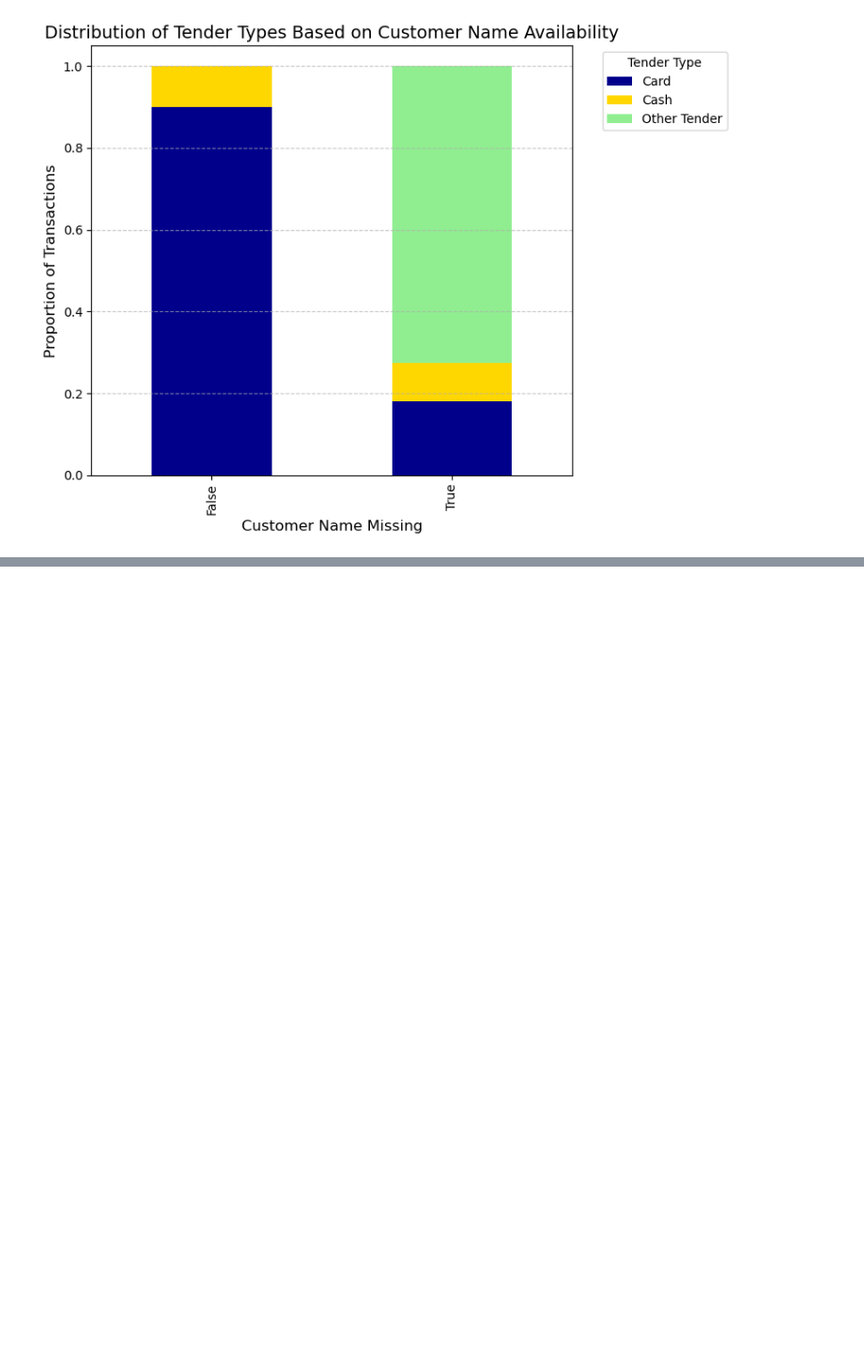
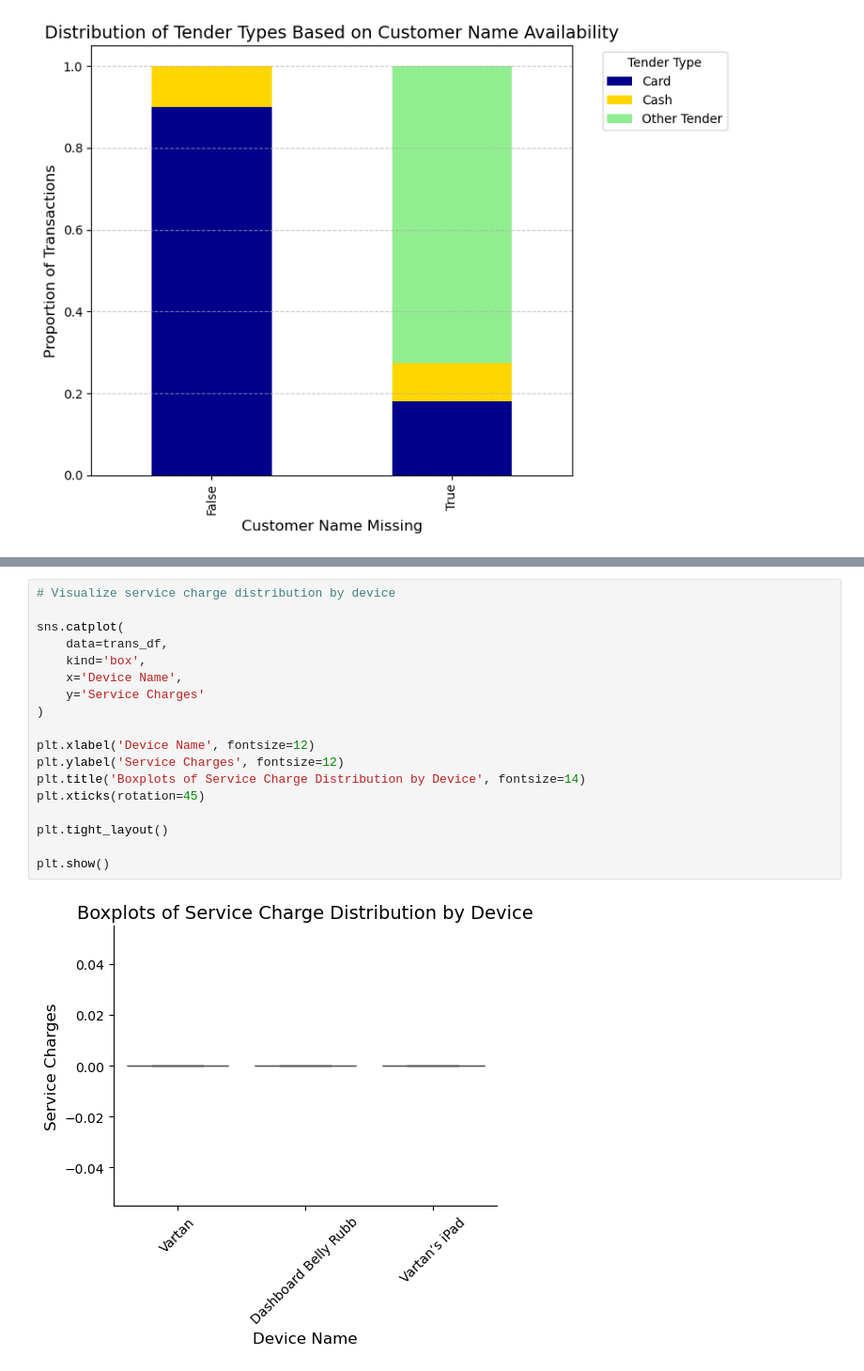
Before and after one commit to ajamkotc/belly_rubb_analysis, a Jupyter notebook: notebooks/1.0-aj-initial-data-exploration.ipynb, the cells around one changed output, grey strips where cells are left out. Shown at 94% size. Saved outputs shown, nothing was run; the diff lists cells and outputs as text; blank space fills up the shorter version.

```diff
--- a/notebooks/1.0-aj-initial-data-exploration.ipynb
+++ b/notebooks/1.0-aj-initial-data-exploration.ipynb
@@ -1101,0 +1588,20 @@ plt.show()
+# %%
+# Visualize service charge distribution by device
+
+sns.catplot(
+    data=trans_df,
+    kind='box',
+    x='Device Name',
+    y='Service Charges'
+)
+
+plt.xlabel('Device Name', fontsize=12)
+plt.ylabel('Service Charges', fontsize=12)
+plt.title('Boxplots of Service Charge Distribution by Device', fontsize=14)
+plt.xticks(rotation=45)
+
+plt.tight_layout()
+
+plt.show()
+# %% [output]
+[figure, added]
```
Also changed, not shown: parts of 74 cells of this notebook, 4 other files.
